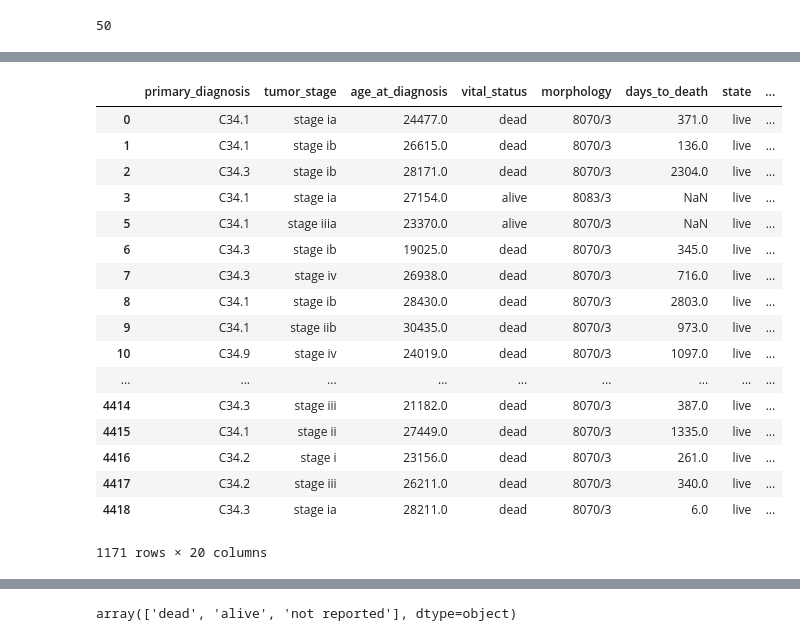
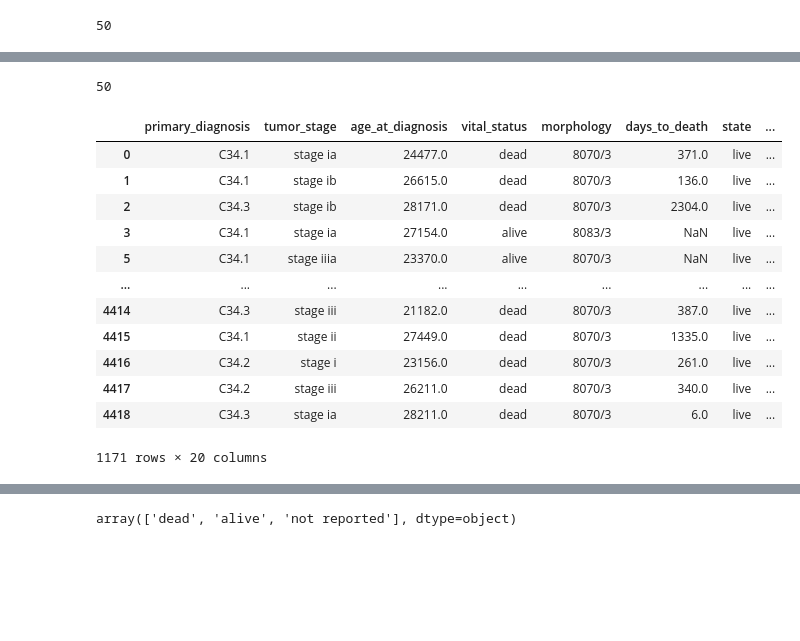
Before and after one commit to fredhutchio/python_intro, a Jupyter notebook: notebooks/week3.ipynb, the cells around one changed output, grey strips where cells are left out. Drawn from its saved outputs; the diff is of its cells as text; code cells hidden in the pictures; blank space fills up the shorter version.

```diff
--- a/notebooks/week3.ipynb
+++ b/notebooks/week3.ipynb
@@ -295,0 +18,3 @@ clinical_df.dropna() # yet another way
+# %%
+# read in data
+clinical_df = pd.read_csv("data/clinical.csv") # import data as csv file
@@ -301,18 +397,17 @@ len(clinical_df.dropna())
+# %%
+len(clinical_df[-pd.isnull(clinical_df).any(axis=1)])
+# %% [output]
+50
 # %%
 # exclude missing data in only days to death
-clinical_df[-pd.isnull(clinical_df['cigarettes_per_day'])]
+clinical_df.dropna(subset = ["cigarettes_per_day"])
 # %% [output]
 |  | primary_diagnosis | tumor_stage | age_at_diagnosis | vital_status | morphology | days_to_death | state | ... |
 | 0 | C34.1 | stage ia | 24477.0 | dead | 8070/3 | 371.0 | live | ... |
 | 1 | C34.1 | stage ib | 26615.0 | dead | 8070/3 | 136.0 | live | ... |
 | 2 | C34.3 | stage ib | 28171.0 | dead | 8070/3 | 2304.0 | live | ... |
 | 3 | C34.1 | stage ia | 27154.0 | alive | 8083/3 | NaN | live | ... |
 | 5 | C34.1 | stage iiia | 23370.0 | alive | 8070/3 | NaN | live | ... |
-| 6 | C34.3 | stage ib | 19025.0 | dead | 8070/3 | 345.0 | live | ... |
-| 7 | C34.3 | stage iv | 26938.0 | dead | 8070/3 | 716.0 | live | ... |
-| 8 | C34.1 | stage ib | 28430.0 | dead | 8070/3 | 2803.0 | live | ... |
-| 9 | C34.1 | stage iib | 30435.0 | dead | 8070/3 | 973.0 | live | ... |
-| 10 | C34.9 | stage iv | 24019.0 | dead | 8070/3 | 1097.0 | live | ... |
 | ... | ... | ... | ... | ... | ... | ... | ... | ... |
 | 4414 | C34.3 | stage iii | 21182.0 | dead | 8070/3 | 387.0 | live | ... |
 | 4415 | C34.1 | stage ii | 27449.0 | dead | 8070/3 | 1335.0 | live | ... |
```
Also changed, not shown: parts of 98 cells of this notebook.
